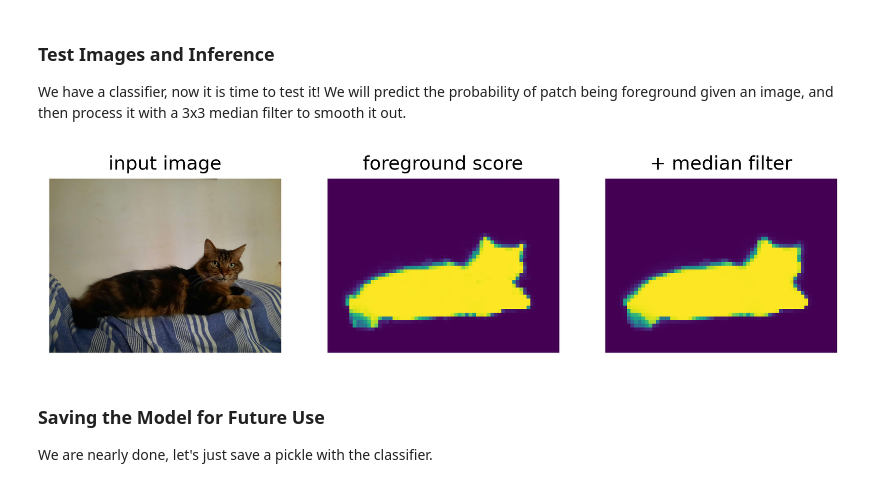
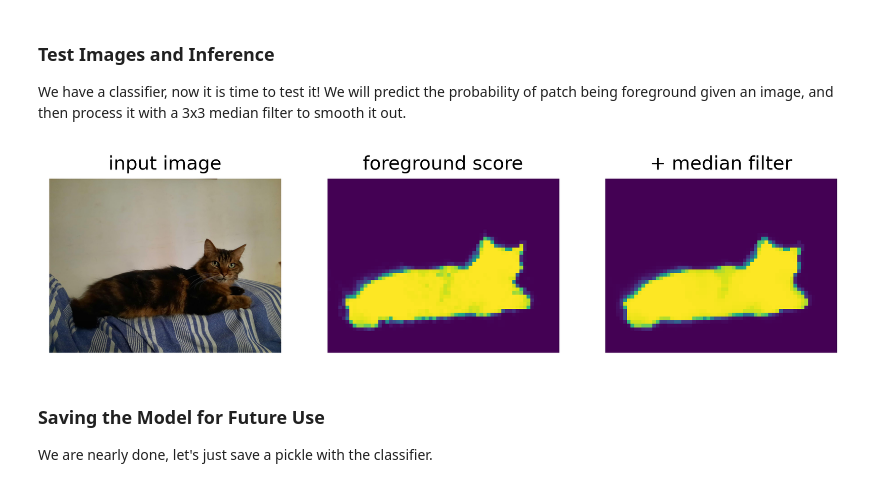
Before and after one commit to plana93/ARGO_Vision_CODEMOTION_2025, a Jupyter notebook: notebooks/dinov3_foreground_segmentation.ipynb, the cells around one changed output. Saved outputs shown, nothing was run; the diff lists cells and outputs as text; code cells hidden in the pictures.

```diff
--- a/notebooks/dinov3_foreground_segmentation.ipynb
+++ b/notebooks/dinov3_foreground_segmentation.ipynb
@@ -36,7 +28,7 @@ Let's load the DINOv3 model. For this notebook, we will be using the ViT-L model
 # %%
 # examples of available DINOv3 models:
 MODEL_DINOV3_VITS = ""
-MODEL_DINOV3_VITSP = "vit_small_plus_patch16_dinov3_qkvb.lvd1689ms"
+MODEL_DINOV3_VITSP = "vit_small_plus_patch16_dinov3_qkvb.lvd1689m"
 MODEL_DINOV3_VITB = ""
 MODEL_DINOV3_VITL = ""
 MODEL_DINOV3_VITHP = ""
@@ -44,7 +36,20 @@ MODEL_DINOV3_VIT7B = ""
 
 MODEL_NAME = MODEL_DINOV3_VITSP
 
-model = model = timm.create_model(MODEL_NAME, pretrained=True)
 device = torch.device("cuda" if torch.cuda.is_available() else "cpu")
-model.to(device)
-model.eval()
+
+
+def build_model(model_name='vit_small_plus_patch16_dinov3_qkvb.lvd1689m', pretrained=True, img_size=None, device=None):
+    model = timm.create_model(model_name, pretrained=pretrained)
+    model.eval()
+    if device is None:
+        device = torch.device('cuda' if torch.cuda.is_available() else 'cpu')
+    model.to(device)
+
+    data_cfg = timm.data.resolve_model_data_config(model)
+    if img_size is not None:
+        data_cfg = {**data_cfg, "input_size": (3, img_size, img_size)}
+    transform = timm.data.create_transform(**data_cfg, is_training=False)
+    return model, transform, device, data_cfg
+
+model, transform, device, data_cfg = build_model(MODEL_NAME, pretrained=True, img_size=None, device=device)
@@ -190,7 +243,7 @@ MODEL_TO_NUM_LAYERS = {
 n_layers = MODEL_TO_NUM_LAYERS[MODEL_NAME]
 
 with torch.inference_mode():
-    with torch.autocast(device_type='cuda', dtype=torch.float32):
+    with torch.autocast(device_type='cpu', dtype=torch.float32):
         for i in tqdm(range(n_images), desc="Processing images"):
             # Loading the ground truth
             mask_i = labels[i].split()[-1]
@@ -201,12 +254,10 @@ with torch.inference_mode():
             image_i = images[i].convert('RGB')
             image_i_resized = resize_transform(image_i)
             image_i_resized = TF.normalize(image_i_resized, mean=IMAGENET_MEAN, std=IMAGENET_STD)
-            image_i_resized = image_i_resized.unsqueeze(0).cuda()
-
-            feats = model.get_intermediate_layers(image_i_resized, n=range(n_layers), reshape=True, norm=True)
-            dim = feats[-1].shape[1]
-            xs.append(feats[-1].squeeze().view(dim, -1).permute(1,0).detach().cpu())
-
+            image_i_resized = image_i_resized.unsqueeze(0).to(device)
+            last = last_layer_patch_features(model, image_i_resized, apply_norm=True)  # (B,C,Hp,Wp)
+            B, C, Hp, Wp = last.shape
+            xs.append(last.squeeze(0).view(C, -1).T.detach().cpu())      # (Hp*Wp, C)
             image_index.append(i * torch.ones(ys[-1].shape))
 
 
@@ -385,35 +416,36 @@ def load_image_from_url(url: str) -> Image:
 test_image = load_image_from_url(test_image_fpath)
 test_image_resized = resize_transform(test_image)
 test_image_normalized = TF.normalize(test_image_resized, mean=IMAGENET_MEAN, std=IMAGENET_STD)
 
 with torch.inference_mode():
     with torch.autocast(device_type='cuda', dtype=torch.float32):
-        feats = model.get_intermediate_layers(test_image_normalized.unsqueeze(0).cuda(), n=range(n_layers), reshape=True, norm=True)
+        # feats = model.get_intermediate_layers(test_image_normalized.unsqueeze(0).cuda(), n=range(n_layers), reshape=True, norm=True)
+        feats = last_layer_patch_features(model, test_image_normalized.unsqueeze(0), apply_norm=True)  # (B,C,Hp,Wp)
         x = feats[-1].squeeze().detach().cpu()
         dim = x.shape[0]
         x = x.view(dim, -1).permute(1, 0)
 
 h_patches, w_patches = [int(d / PATCH_SIZE) for d in test_image_resized.shape[1:]]
 
 fg_score = clf.predict_proba(x)[:, 1].reshape(h_patches, w_patches)
 fg_score_mf = torch.from_numpy(signal.medfilt2d(fg_score, kernel_size=3))
 
 plt.figure(figsize=(9, 3), dpi=300)
 plt.subplot(1, 3, 1)
 plt.axis('off')
 plt.imshow(test_image_resized.permute(1, 2, 0))
 plt.title('input image')
 plt.subplot(1, 3, 2)
 plt.axis('off')
 plt.imshow(fg_score)
 plt.title('foreground score')
 plt.subplot(1, 3, 3)
 plt.axis('off')
 plt.imshow(fg_score_mf)
 plt.title('+ median filter')
 plt.show()
 # %% [output]
-[figure, old version]
+[figure, new version]
 # %% [markdown]
 ### Saving the Model for Future Use
 We are nearly done, let's just save a pickle with the classifier.
```
Also changed, not shown: parts of 8 cells of this notebook.
